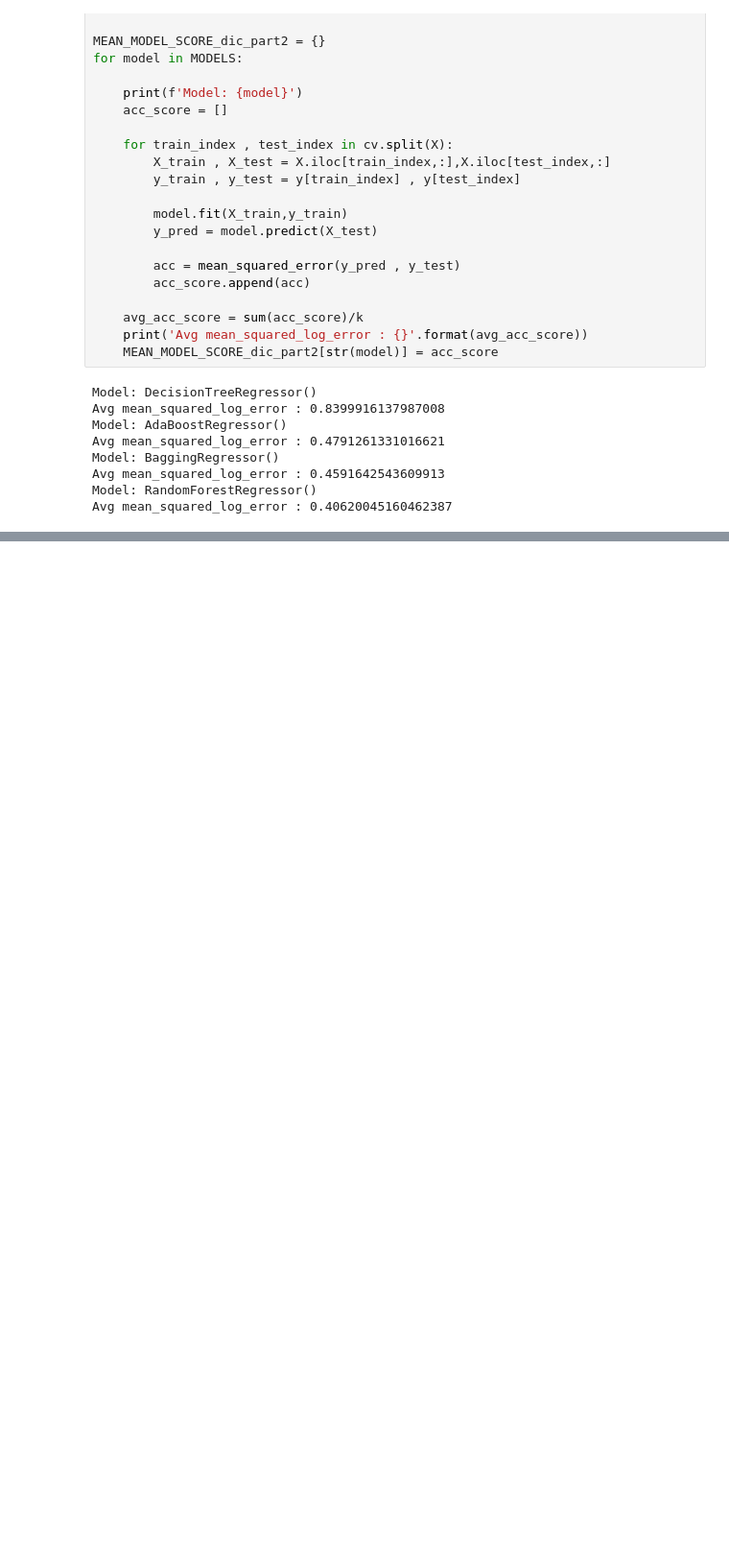
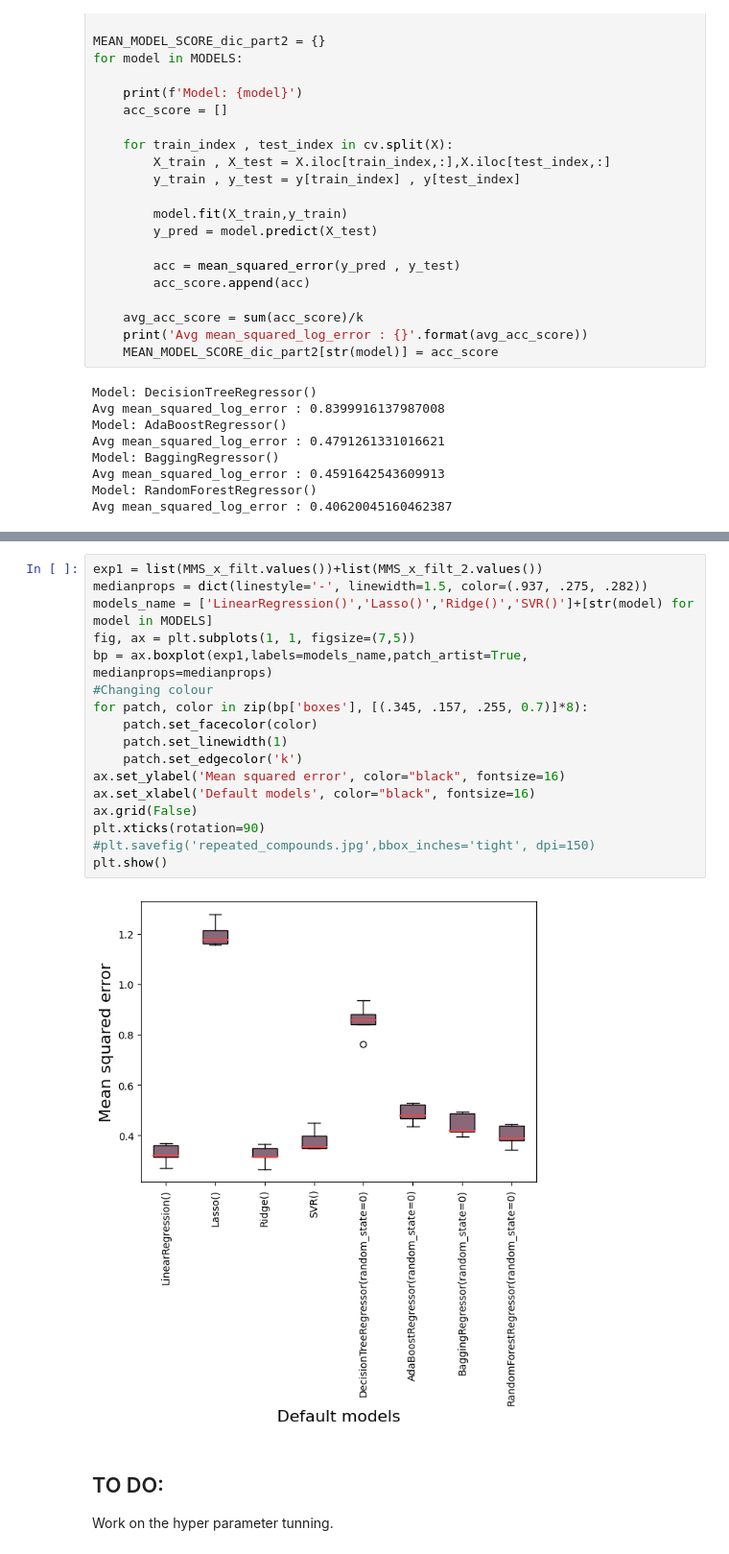
Before and after one commit to pharmbio/Thesis_ActLearn_DOP_2022, a Jupyter notebook: main/supervised_learning/experiment1_regression.ipynb, the cells around one changed output, grey strips where cells are left out. Shown at 96% size. Cells and saved outputs as stored; diff of their text form; blank space fills up the shorter version.

Commit message:
Hyper-parameters tuning

```diff
--- a/main/supervised_learning/experiment1_regression.ipynb
+++ b/main/supervised_learning/experiment1_regression.ipynb
@@ -379,0 +513,22 @@ II) RIDGE REGRESSION
+# %%
+exp1 = list(MMS_x_filt.values())+list(MMS_x_filt_2.values())
+medianprops = dict(linestyle='-', linewidth=1.5, color=(.937, .275, .282))
+models_name = ['LinearRegression()','Lasso()','Ridge()','SVR()']+[str(model) for model in MODELS]
+fig, ax = plt.subplots(1, 1, figsize=(7,5))
+bp = ax.boxplot(exp1,labels=models_name,patch_artist=True, medianprops=medianprops)
+#Changing colour
+for patch, color in zip(bp['boxes'], [(.345, .157, .255, 0.7)]*8):
+    patch.set_facecolor(color)
+    patch.set_linewidth(1)
+    patch.set_edgecolor('k')
+ax.set_ylabel('Mean squared error', color="black", fontsize=16)
+ax.set_xlabel('Default models', color="black", fontsize=16)
+ax.grid(False)
+plt.xticks(rotation=90)
+#plt.savefig('repeated_compounds.jpg',bbox_inches='tight', dpi=150)
+plt.show()
+# %% [output]
+[figure, added]
+# %% [markdown]
+## TO DO:
+Work on the hyper parameter tunning.
```
Also changed, not shown: parts of 13 cells of this notebook.
